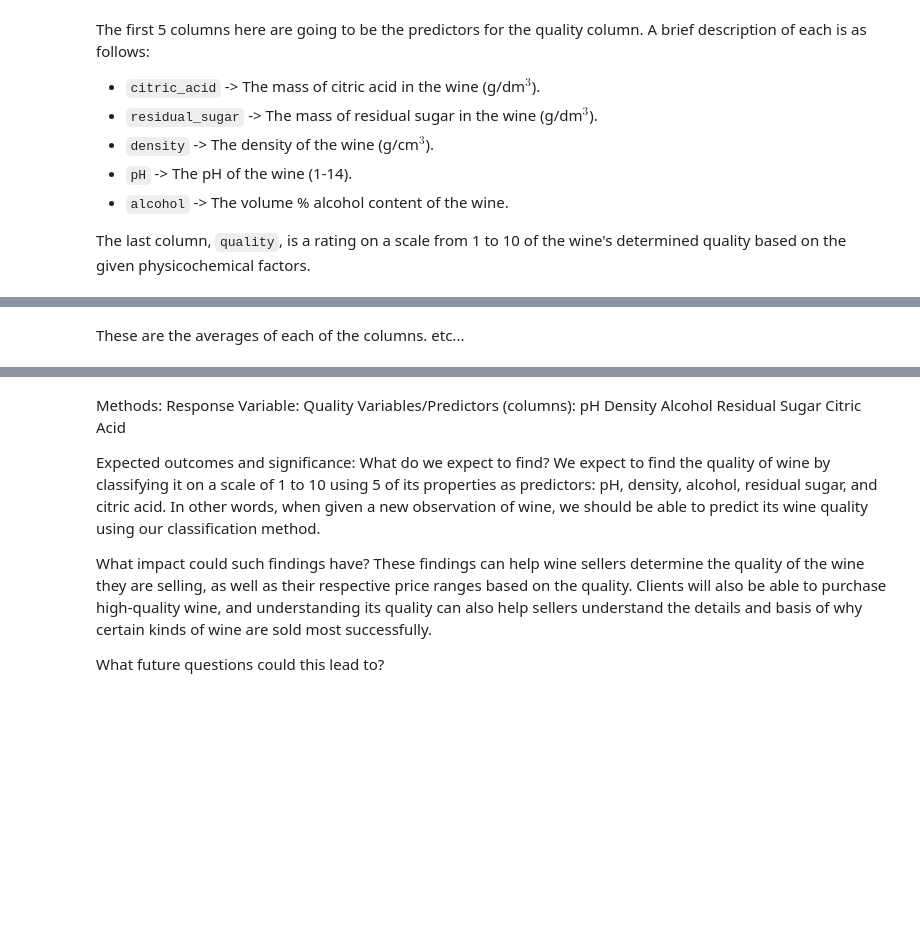
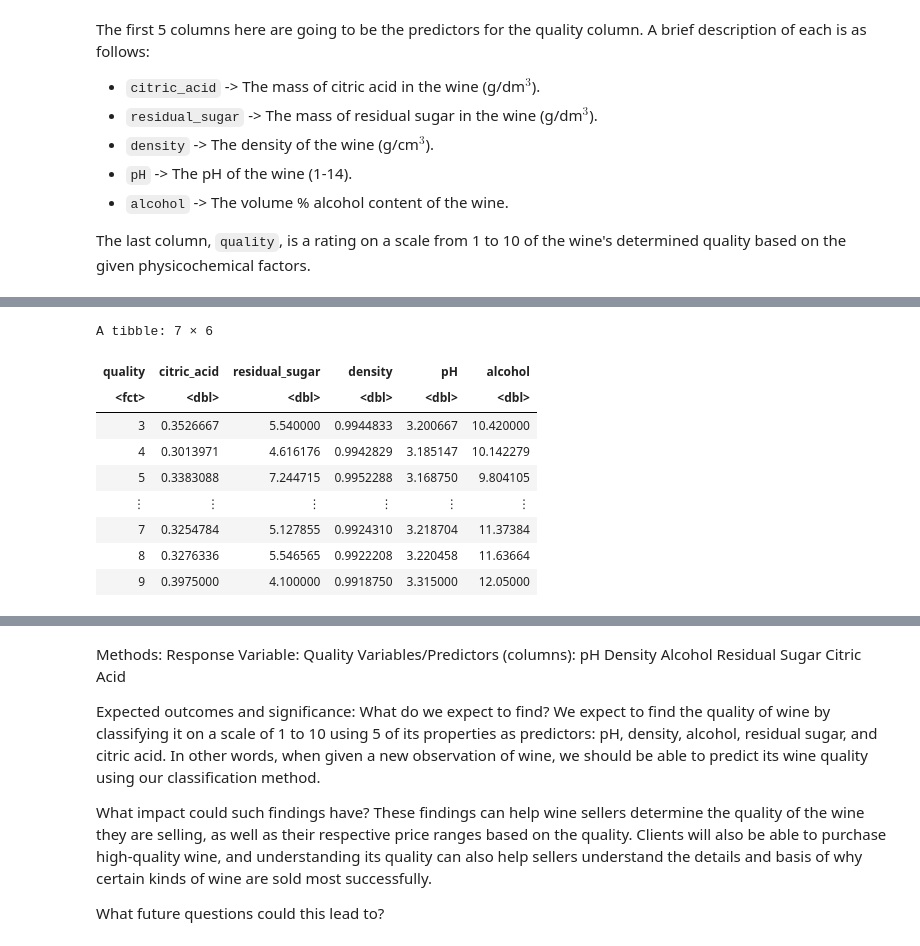
Before and after one commit to RachelX6/DSCI100-Group-Project, a Jupyter notebook: wine_quality_proj.ipynb, the cells around one changed output, grey strips where cells are left out. Cells and saved outputs as stored; diff of their text form; code cells hidden in the pictures; blank space fills up the shorter version.

```diff
--- a/wine_quality_proj.ipynb
+++ b/wine_quality_proj.ipynb
@@ -147,2 +181,17 @@ A tibble: 1 × 5
-# %% [markdown]
-These are the averages of each of the columns. etc...
+# %%
+# Summarize the mean of predictors for each quality of wine
+wine_each_avgs <- wine_train |>
+            group_by(quality) |>
+            summarize(across(citric_acid:alcohol, mean))
+wine_each_avgs
+# %% [output]
+A tibble: 7 × 6
+| quality | citric_acid | residual_sugar | density | pH | alcohol |
+| <fct> | <dbl> | <dbl> | <dbl> | <dbl> | <dbl> |
+| 3 | 0.3526667 | 5.540000 | 0.9944833 | 3.200667 | 10.420000 |
+| 4 | 0.3013971 | 4.616176 | 0.9942829 | 3.185147 | 10.142279 |
+| 5 | 0.3383088 | 7.244715 | 0.9952288 | 3.168750 | 9.804105 |
+| ⋮ | ⋮ | ⋮ | ⋮ | ⋮ | ⋮ |
+| 7 | 0.3254784 | 5.127855 | 0.9924310 | 3.218704 | 11.37384 |
+| 8 | 0.3276336 | 5.546565 | 0.9922208 | 3.220458 | 11.63664 |
+| 9 | 0.3975000 | 4.100000 | 0.9918750 | 3.315000 | 12.05000 |
```
Also changed, not shown: parts of 14 cells of this notebook.
